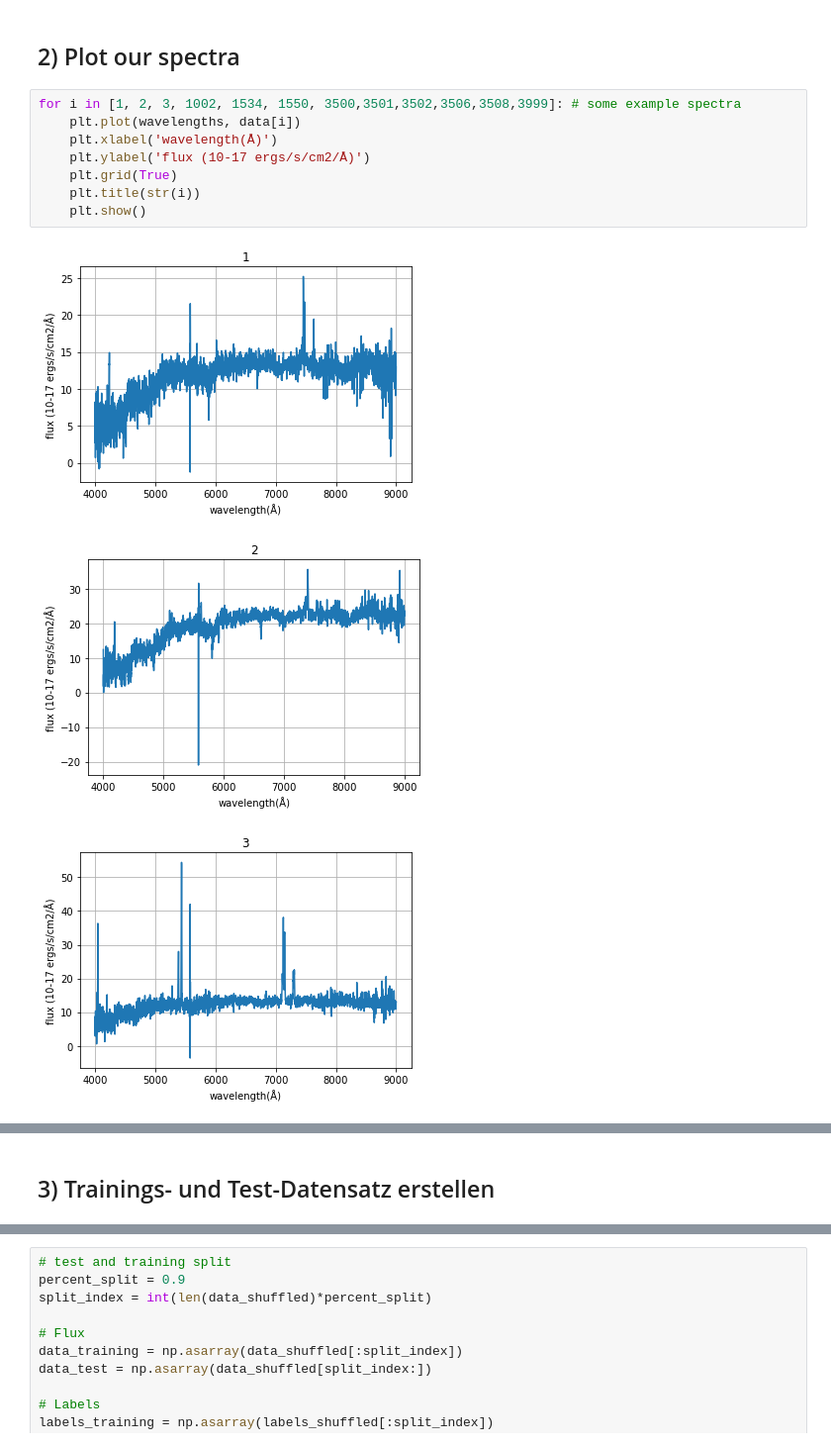
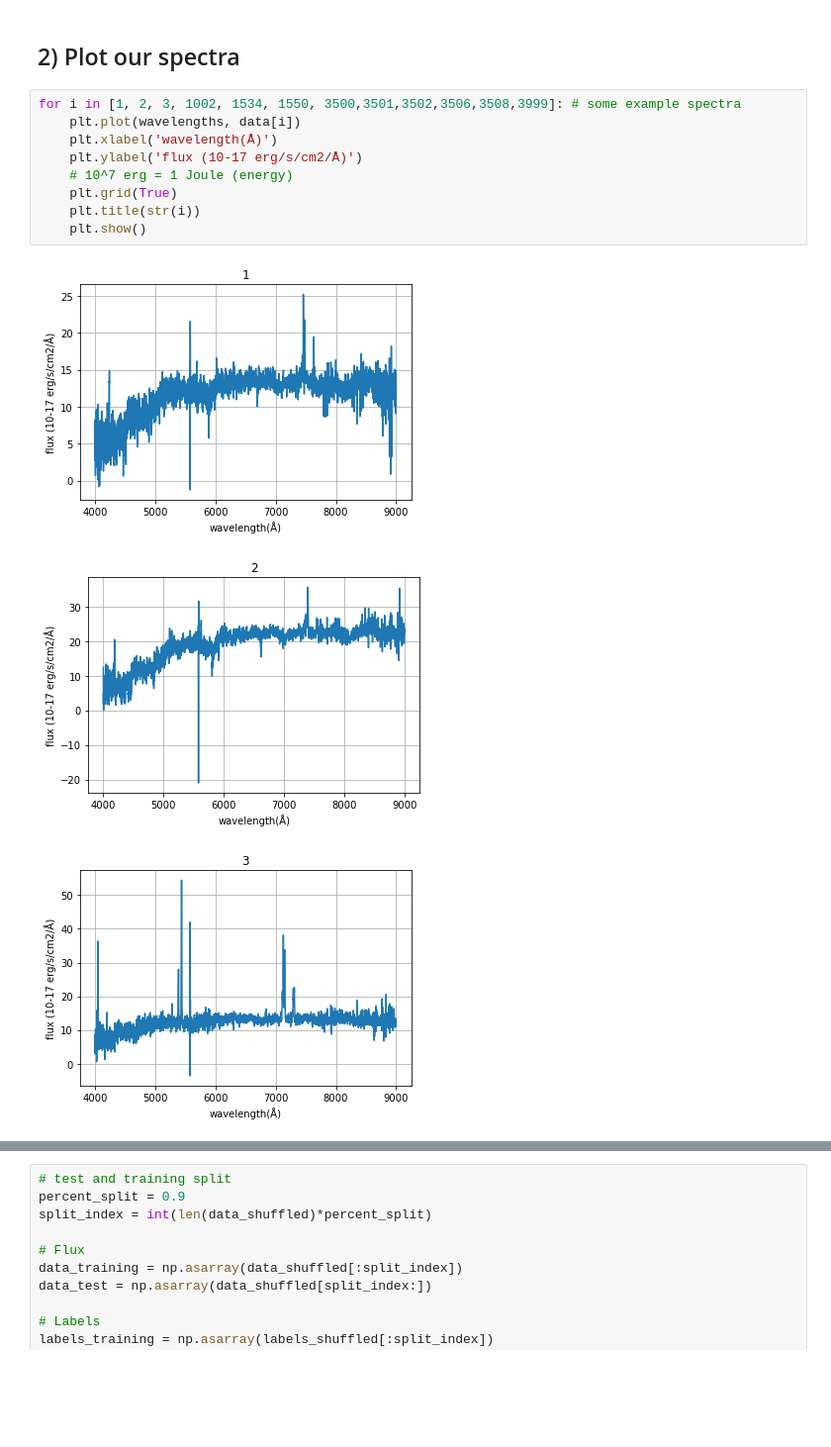
Before and after one commit to csheneka/ML-for-Astro-tutorial, a Jupyter notebook: spectral_classifier.ipynb, the cells around one changed output, grey strips where cells are left out. Shown at 99% size. Cells and saved outputs as stored; diff of their text form; blank space fills up the shorter version.

```diff
--- a/spectral_classifier_from_npy_gold_big.ipynb
+++ b/spectral_classifier.ipynb
@@ -31,12 +31,13 @@ wave_shape = np.shape(data)[1]
 # %%
 for i in [1, 2, 3, 1002, 1534, 1550, 3500,3501,3502,3506,3508,3999]: # some example spectra
     plt.plot(wavelengths, data[i])
     plt.xlabel('wavelength(Å)')
-    plt.ylabel('flux (10-17 ergs/s/cm2/Å)')
+    plt.ylabel('flux (10-17 erg/s/cm2/Å)')
+    # 10^7 erg = 1 Joule (energy)
     plt.grid(True)
     plt.title(str(i))
     plt.show()
 # %% [output]
-[figure, old version]
+[figure, new version]
-[figure, old version]
+[figure, new version]
-[figure, old version]
+[figure, new version]
@@ -52,2 +52,0 @@ for i in [1, 2, 3, 1002, 1534, 1550, 3500,3501,3502,3506,3508,3999]: # some exam
-# %% [markdown]
-## 3) Trainings- und Test-Datensatz erstellen
```
Also changed, not shown: parts of 10 cells of this notebook.
